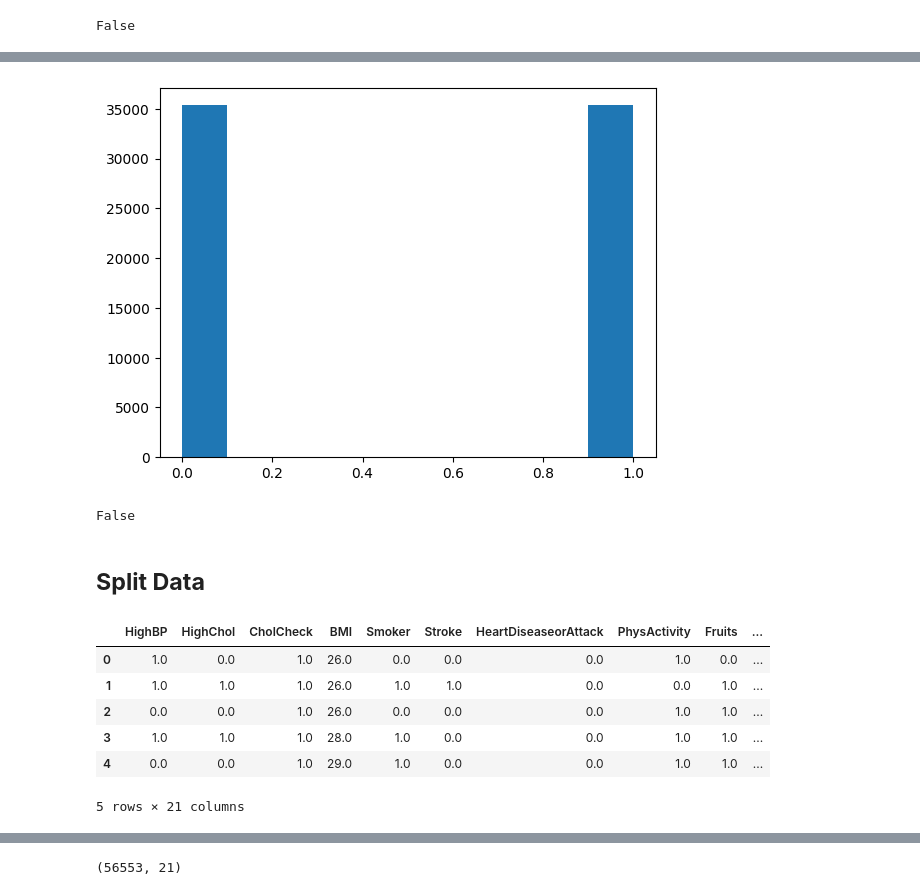
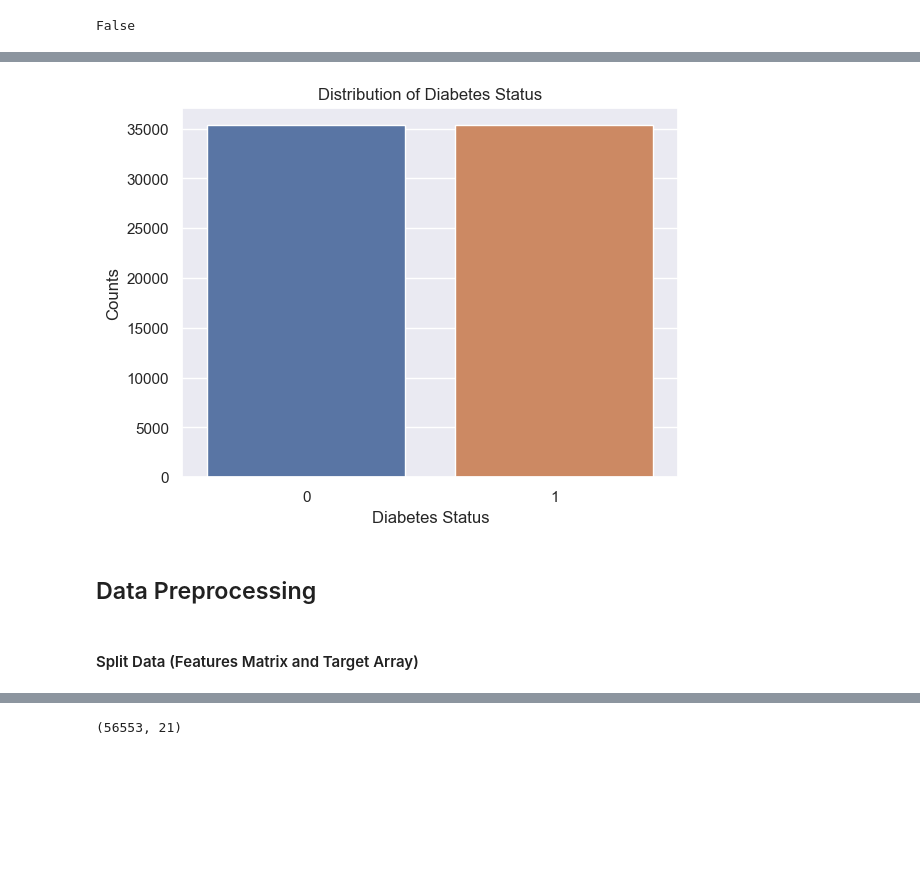
Before and after one commit to toobask/introtoAI1, a Jupyter notebook: notebook/IntroToAI_701_CourseWork_Amua_et_Tooba.ipynb, the cells around one changed output, grey strips where cells are left out. Drawn from its saved outputs; the diff is of its cells as text; code cells hidden in the pictures; blank space fills up the shorter version.

```diff
--- a/notebook/IntroToAI_701_CourseWork_Amua_et_Tooba.ipynb
+++ b/notebook/IntroToAI_701_CourseWork_Amua_et_Tooba.ipynb
@@ -89,11 +135,10 @@ Diabetes_binary
 dtype: int64
-# %%
-#plot the class distribution
-diabetes_df["Diabetes_binary"] = diabetes_df['Diabetes_binary'].astype(int)
-plt.hist(diabetes_df["Diabetes_binary"],align="mid");
-# %% [output]
-[figure, removed]
-# %%
-pd.isnull(diabetes_df["Diabetes_binary"]).values.any()
-# %% [output]
-False
+# %%
+#plot the class distribution
+sns.barplot(x=diabetes_dist.index, y=diabetes_dist.values)
+plt.title("Distribution of Diabetes Status")
+plt.xlabel("Diabetes Status")
+plt.ylabel("Counts")
+plt.show()
+# %% [output]
+[figure, added]
@@ -100,16 +149,8 @@ False
 # %% [markdown]
-## **Split Data**
+## Data Preprocessing
+# %% [markdown]
+#### Split Data (Features Matrix and Target Array)
 # %%
 #split dataframe into features and target
 X = diabetes_df.drop("Diabetes_binary", axis=1)
 y = diabetes_df['Diabetes_binary']
-# %%
-X.head()
-# %% [output]
-|  | HighBP | HighChol | CholCheck | BMI | Smoker | Stroke | HeartDiseaseorAttack | PhysActivity | Fruits | ... |
-| 0 | 1.0 | 0.0 | 1.0 | 26.0 | 0.0 | 0.0 | 0.0 | 1.0 | 0.0 | ... |
-| 1 | 1.0 | 1.0 | 1.0 | 26.0 | 1.0 | 1.0 | 0.0 | 0.0 | 1.0 | ... |
-| 2 | 0.0 | 0.0 | 1.0 | 26.0 | 0.0 | 0.0 | 0.0 | 1.0 | 1.0 | ... |
-| 3 | 1.0 | 1.0 | 1.0 | 28.0 | 1.0 | 0.0 | 0.0 | 1.0 | 1.0 | ... |
-| 4 | 0.0 | 0.0 | 1.0 | 29.0 | 1.0 | 0.0 | 0.0 | 1.0 | 1.0 | ... |
-5 rows × 21 columns
```
Also changed, not shown: parts of 16 cells of this notebook.
